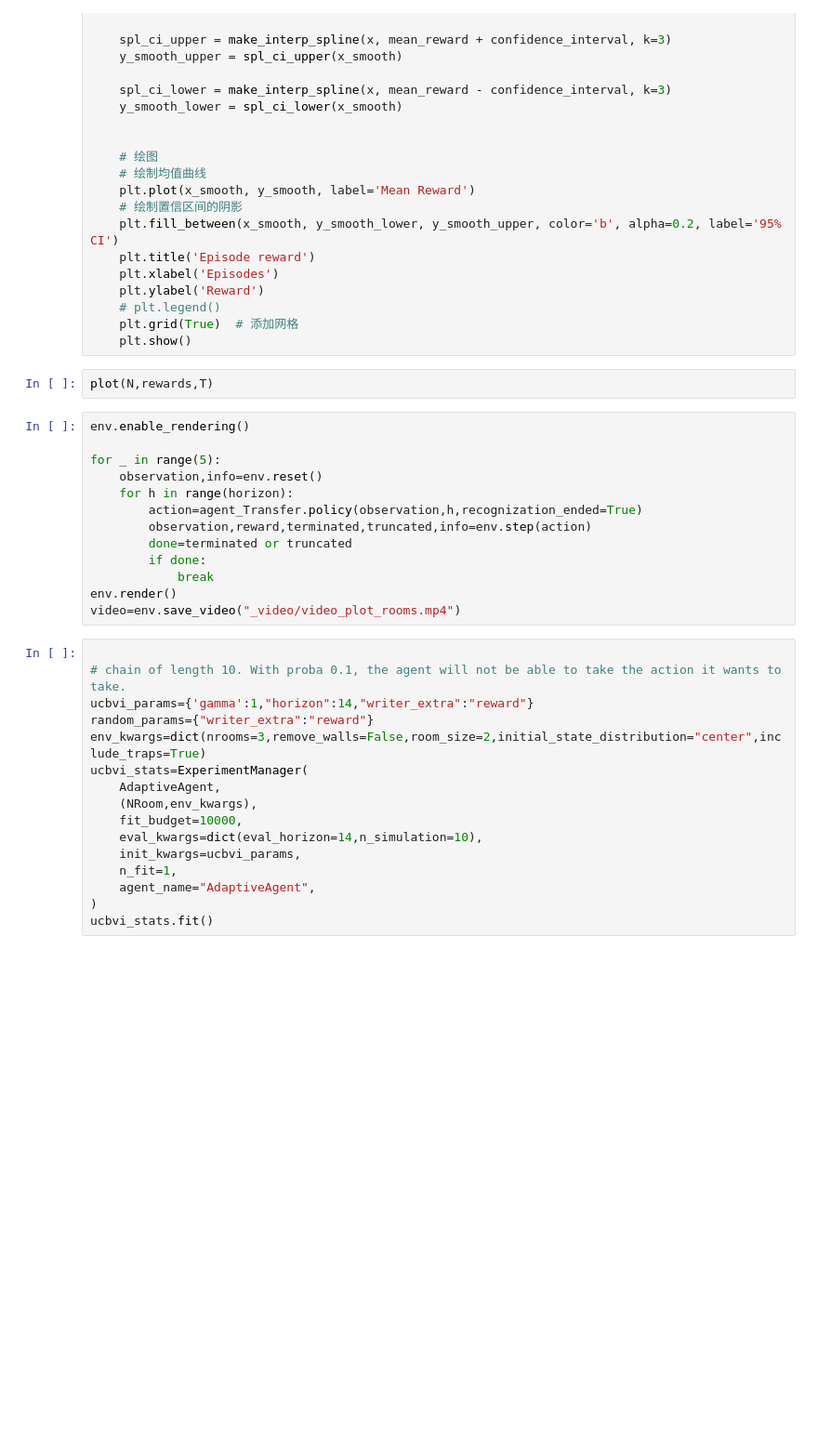
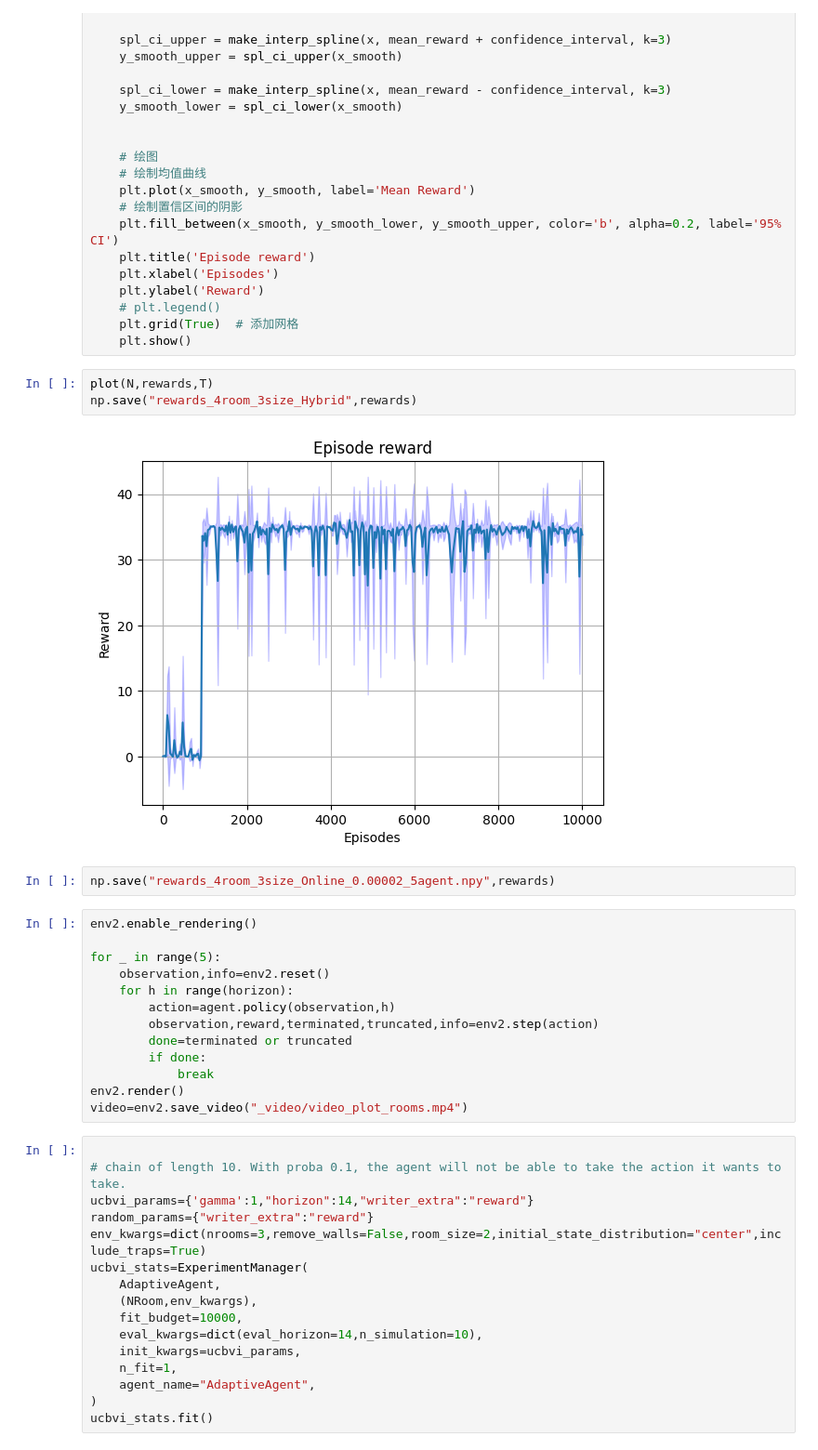
Before and after one commit to crqu/hyrid_transfer, a Jupyter notebook: online.ipynb, the cells around one changed output. Shown at 93% size. Saved outputs shown, nothing was run; the diff lists cells and outputs as text; blank space fills up the shorter version.

```diff
--- a/online.ipynb
+++ b/online.ipynb
@@ -594,19 +625,24 @@ def plot(N,rewards,T):
     plt.show()
 # %%
 plot(N,rewards,T)
+np.save("rewards_4room_3size_Hybrid",rewards)
+# %% [output]
+[figure, added]
+# %%
+np.save("rewards_4room_3size_Online_0.00002_5agent.npy",rewards)
 # %%
-env.enable_rendering()
+env2.enable_rendering()
 
 for _ in range(5):
-    observation,info=env.reset()
+    observation,info=env2.reset()
     for h in range(horizon):
-        action=agent_Transfer.policy(observation,h,recognization_ended=True)
-        observation,reward,terminated,truncated,info=env.step(action)
+        action=agent.policy(observation,h)
+        observation,reward,terminated,truncated,info=env2.step(action)
         done=terminated or truncated
         if done:
             break
-env.render()
-video=env.save_video("_video/video_plot_rooms.mp4")
+env2.render()
+video=env2.save_video("_video/video_plot_rooms.mp4")
 # %%
 
 # chain of length 10. With proba 0.1, the agent will not be able to take the action it wants to take.
```
Also changed, not shown: parts of 5 cells of this notebook, 10 other files.
